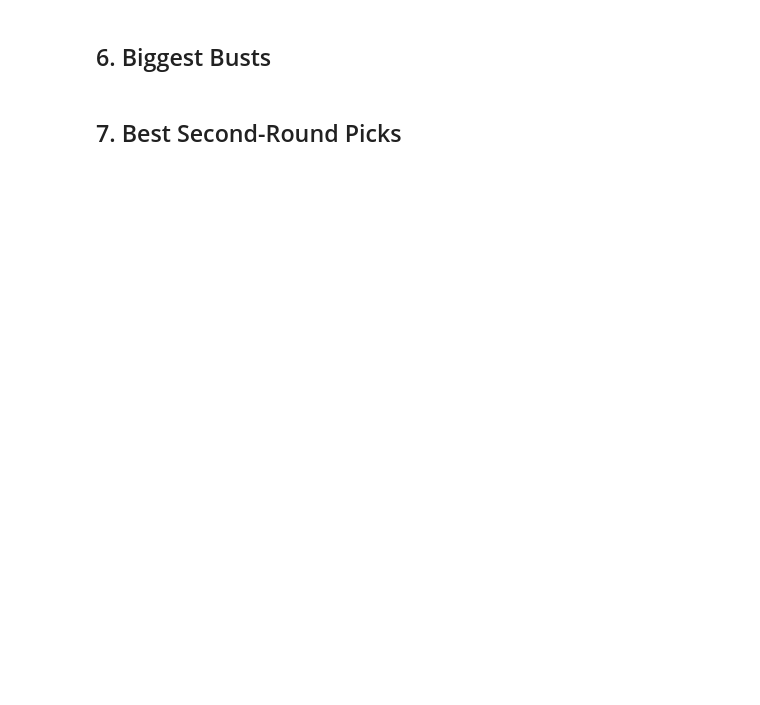
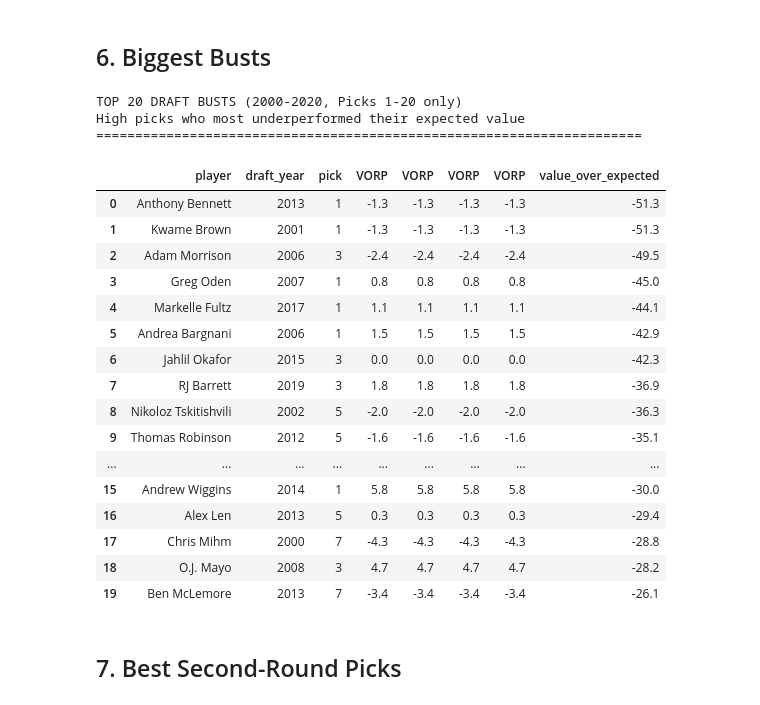
Before and after one commit to Agastya191/nba-draft-analysis, a Jupyter notebook: notebooks/analysis.ipynb, the cells around one changed output. Drawn from its saved outputs; the diff is of its cells as text; code cells hidden in the pictures; blank space fills up the shorter version.

```diff
--- a/notebooks/analysis.ipynb
+++ b/notebooks/analysis.ipynb
@@ -88,8 +181,29 @@ results['top_steals'][['player','draft_year','pick','win_shares','VORP','value_o
 # %%
 print('TOP 20 DRAFT BUSTS (2000-2020, Picks 1-20 only)')
 print('High picks who most underperformed their expected value')
 print('='*70)
-results['top_busts'][['player','draft_year','pick','win_shares','VORP','value_over_expected']]
+results['top_busts'][['player','draft_year','pick','VORP','VORP','value_over_expected']]
+# %% [output]
+TOP 20 DRAFT BUSTS (2000-2020, Picks 1-20 only)
+High picks who most underperformed their expected value
+======================================================================
+|  | player | draft_year | pick | VORP | VORP | VORP | VORP | value_over_expected |
+| 0 | Anthony Bennett | 2013 | 1 | -1.3 | -1.3 | -1.3 | -1.3 | -51.3 |
+| 1 | Kwame Brown | 2001 | 1 | -1.3 | -1.3 | -1.3 | -1.3 | -51.3 |
+| 2 | Adam Morrison | 2006 | 3 | -2.4 | -2.4 | -2.4 | -2.4 | -49.5 |
+| 3 | Greg Oden | 2007 | 1 | 0.8 | 0.8 | 0.8 | 0.8 | -45.0 |
+| 4 | Markelle Fultz | 2017 | 1 | 1.1 | 1.1 | 1.1 | 1.1 | -44.1 |
+| 5 | Andrea Bargnani | 2006 | 1 | 1.5 | 1.5 | 1.5 | 1.5 | -42.9 |
+| 6 | Jahlil Okafor | 2015 | 3 | 0.0 | 0.0 | 0.0 | 0.0 | -42.3 |
+| 7 | RJ Barrett | 2019 | 3 | 1.8 | 1.8 | 1.8 | 1.8 | -36.9 |
+| 8 | Nikoloz Tskitishvili | 2002 | 5 | -2.0 | -2.0 | -2.0 | -2.0 | -36.3 |
+| 9 | Thomas Robinson | 2012 | 5 | -1.6 | -1.6 | -1.6 | -1.6 | -35.1 |
+| ... | ... | ... | ... | ... | ... | ... | ... | ... |
+| 15 | Andrew Wiggins | 2014 | 1 | 5.8 | 5.8 | 5.8 | 5.8 | -30.0 |
+| 16 | Alex Len | 2013 | 5 | 0.3 | 0.3 | 0.3 | 0.3 | -29.4 |
+| 17 | Chris Mihm | 2000 | 7 | -4.3 | -4.3 | -4.3 | -4.3 | -28.8 |
+| 18 | O.J. Mayo | 2008 | 3 | 4.7 | 4.7 | 4.7 | 4.7 | -28.2 |
+| 19 | Ben McLemore | 2013 | 7 | -3.4 | -3.4 | -3.4 | -3.4 | -26.1 |
 # %% [markdown]
 ## 7. Best Second-Round Picks
 # %%
```
Also changed, not shown: parts of 14 cells of this notebook, 4 other files.
